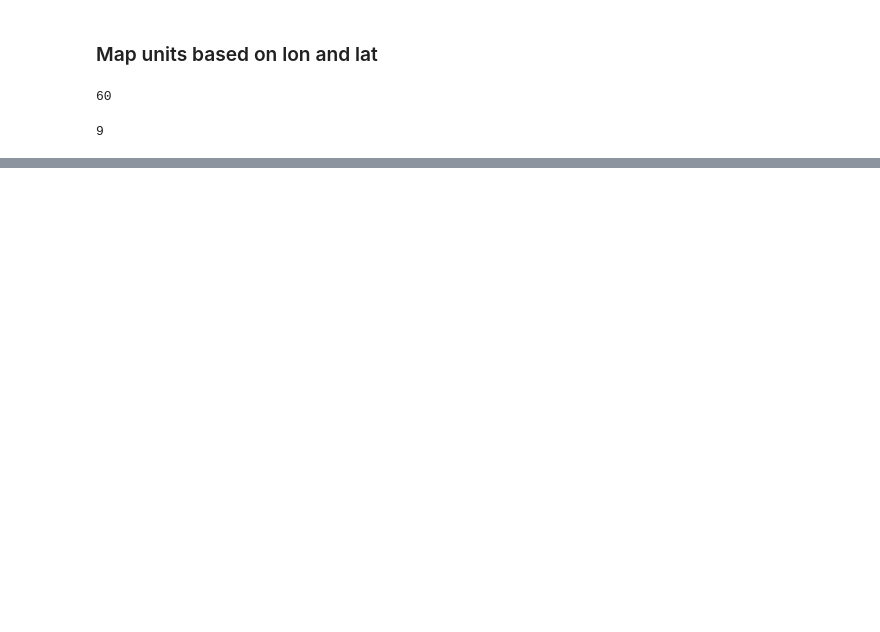
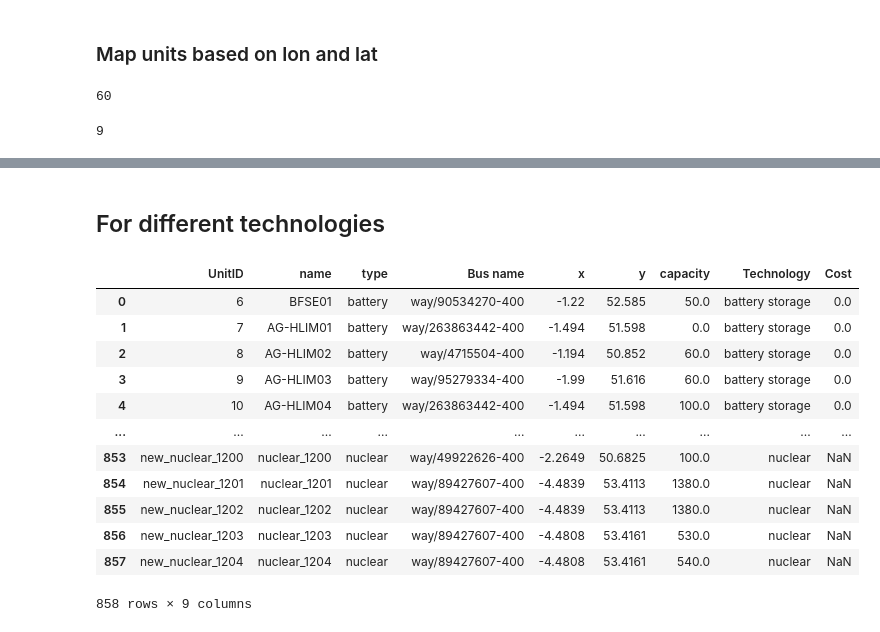
Before and after one commit to zhichuanma/Nature-EV, a Jupyter notebook: data/Units_data_compare/Units_data_compare.ipynb, the cells around one changed output, grey strips where cells are left out. Cells and saved outputs as stored; diff of their text form; code cells hidden in the pictures; blank space fills up the shorter version.

```diff
--- a/data/Units_data_compare/Units_data_compare.ipynb
+++ b/data/Units_data_compare/Units_data_compare.ipynb
@@ -125,5 +133,4 @@ df_Units_bioenergy = df_Units_bioenergy.copy()
 df_Units_bioenergy["nearest_bioenergy_idx"] = idx
 df_Units_bioenergy["nearest_bioenergy_lon"] = df_bioenergy.iloc[idx]["Longitude"].values
 df_Units_bioenergy["nearest_bioenergy_lat"] = df_bioenergy.iloc[idx]["Latitude"].values
-
-df_Units_bioenergy
+df_Units_bioenergy["nearest_bioenergy_capacity"] = df_bioenergy.iloc[idx]["Capacity (MW)"].values
@@ -140,0 +212,23 @@ df_Units_bioenergy
+# %% [markdown]
+## For different technologies
+# %%
+from assign_units import assign_tech_units
+
+Technologies = ['biomass', 'hydro', 'nuclear']
+for tech in Technologies:
+    df_Units_modified = assign_tech_units(df_Units_modified=df_Units_modified, df_Buses=df_Buses, tech=tech)[1]
+df_Units_modified
+# %% [output]
+|  | UnitID | name | type | Bus name | x | y | capacity | Technology | Cost |
+| 0 | 6 | BFSE01 | battery | way/90534270-400 | -1.22 | 52.585 | 50.0 | battery storage | 0.0 |
+| 1 | 7 | AG-HLIM01 | battery | way/263863442-400 | -1.494 | 51.598 | 0.0 | battery storage | 0.0 |
+| 2 | 8 | AG-HLIM02 | battery | way/4715504-400 | -1.194 | 50.852 | 60.0 | battery storage | 0.0 |
+| 3 | 9 | AG-HLIM03 | battery | way/95279334-400 | -1.99 | 51.616 | 60.0 | battery storage | 0.0 |
+| 4 | 10 | AG-HLIM04 | battery | way/263863442-400 | -1.494 | 51.598 | 100.0 | battery storage | 0.0 |
+| ... | ... | ... | ... | ... | ... | ... | ... | ... | ... |
+| 853 | new_nuclear_1200 | nuclear_1200 | nuclear | way/49922626-400 | -2.2649 | 50.6825 | 100.0 | nuclear | NaN |
+| 854 | new_nuclear_1201 | nuclear_1201 | nuclear | way/89427607-400 | -4.4839 | 53.4113 | 1380.0 | nuclear | NaN |
+| 855 | new_nuclear_1202 | nuclear_1202 | nuclear | way/89427607-400 | -4.4839 | 53.4113 | 1380.0 | nuclear | NaN |
+| 856 | new_nuclear_1203 | nuclear_1203 | nuclear | way/89427607-400 | -4.4808 | 53.4161 | 530.0 | nuclear | NaN |
+| 857 | new_nuclear_1204 | nuclear_1204 | nuclear | way/89427607-400 | -4.4808 | 53.4161 | 540.0 | nuclear | NaN |
+858 rows × 9 columns
```
Also changed, not shown: parts of 8 cells of this notebook, 8 other files.
